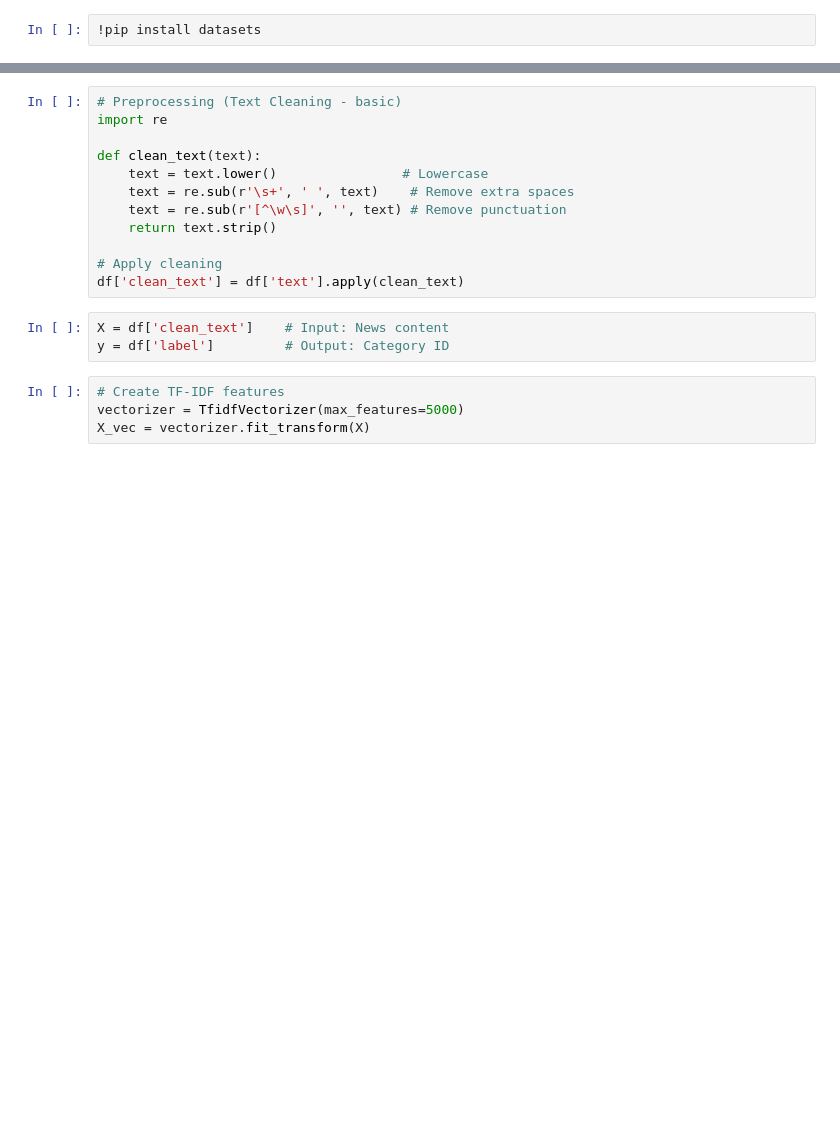
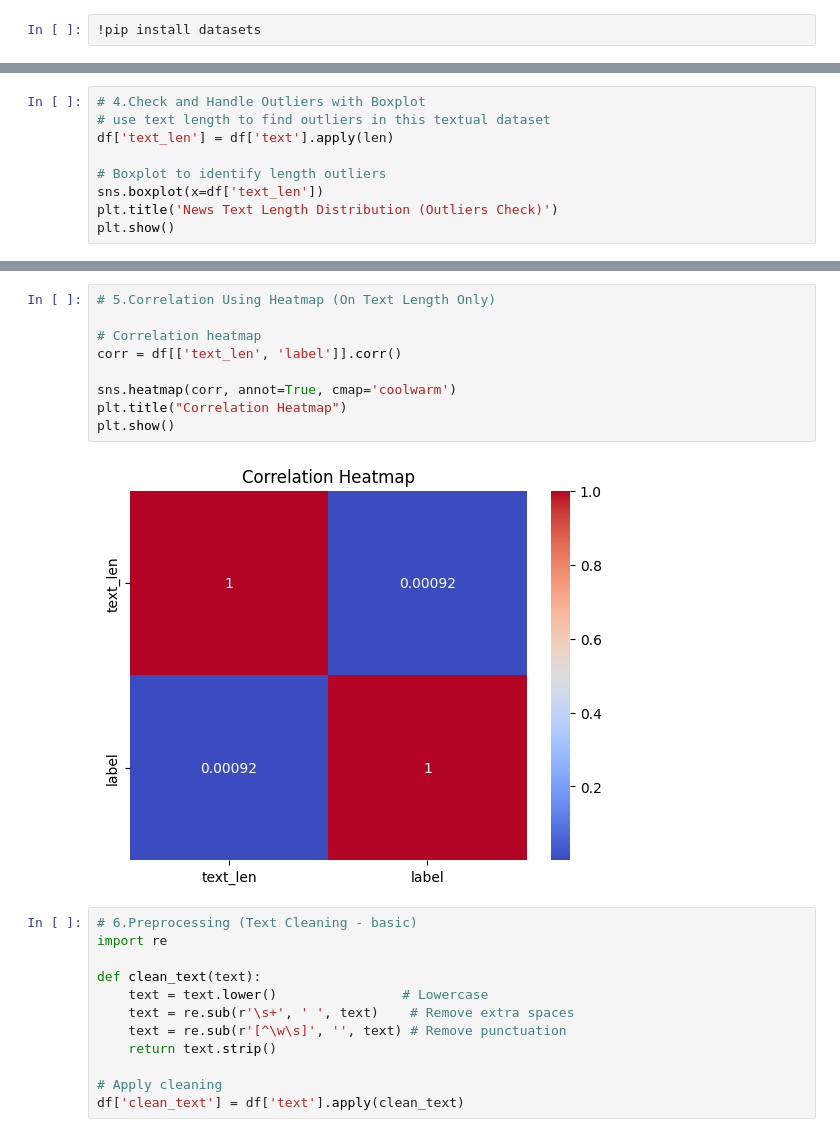
Before and after one commit to Devesh-DevCodes/NewsClassification, a Jupyter notebook: NewsClassification.ipynb, the cells around one changed output, grey strips where cells are left out. Saved outputs shown, nothing was run; the diff lists cells and outputs as text; blank space fills up the shorter version.

```diff
--- a/NewsClassification.ipynb
+++ b/NewsClassification.ipynb
@@ -33,0 +57,9 @@ Please note that authentication is recommended but still optional to access publ
+# %%
+# 4.Check and Handle Outliers with Boxplot
+# use text length to find outliers in this textual dataset
+df['text_len'] = df['text'].apply(len)
+
+# Boxplot to identify length outliers
+sns.boxplot(x=df['text_len'])
+plt.title('News Text Length Distribution (Outliers Check)')
+plt.show()
@@ -34,5 +68,16 @@ Please note that authentication is recommended but still optional to access publ
+# %%
+# 5.Correlation Using Heatmap (On Text Length Only)
+
+# Correlation heatmap
+corr = df[['text_len', 'label']].corr()
+
+sns.heatmap(corr, annot=True, cmap='coolwarm')
+plt.title("Correlation Heatmap")
+plt.show()
+# %% [output]
+[figure, added]
 # %%
-# Preprocessing (Text Cleaning - basic)
+# 6.Preprocessing (Text Cleaning - basic)
 import re
 
 def clean_text(text):
@@ -43,10 +88,3 @@ def clean_text(text):
 
 # Apply cleaning
 df['clean_text'] = df['text'].apply(clean_text)
-# %%
-X = df['clean_text']    # Input: News content
-y = df['label']         # Output: Category ID
-# %%
-# Create TF-IDF features
-vectorizer = TfidfVectorizer(max_features=5000)
-X_vec = vectorizer.fit_transform(X)
```
Also changed, not shown: parts of 18 cells of this notebook.
